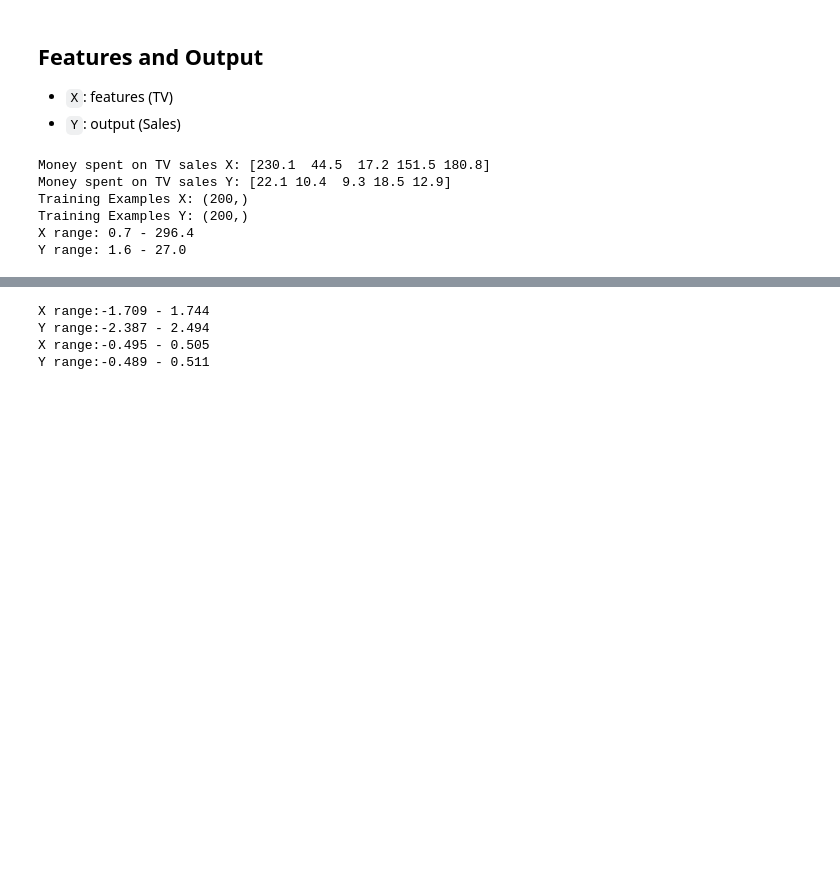
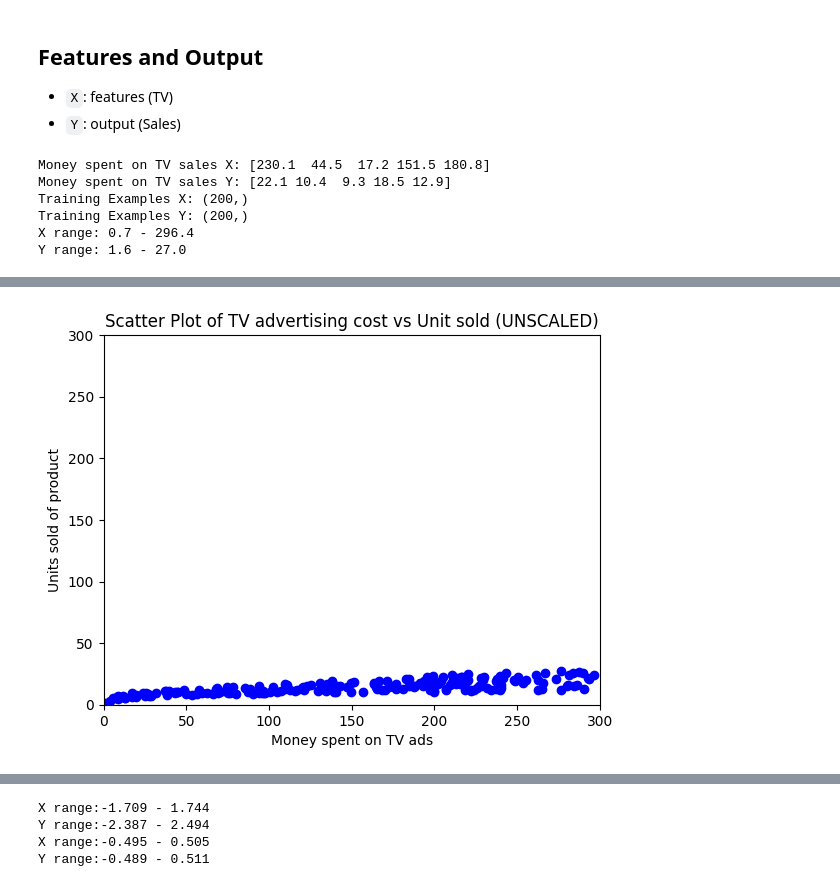
Before and after one commit to iotareal/Linear-Regression-from-Scratch, a Jupyter notebook: notebooks/Basic_data_handling_and_Processing.ipynb, the cells around one changed output, grey strips where cells are left out. Saved outputs shown, nothing was run; the diff lists cells and outputs as text; code cells hidden in the pictures; blank space fills up the shorter version.

```diff
--- a/notebooks/Basic_data_handling_and_Processing.ipynb
+++ b/notebooks/Basic_data_handling_and_Processing.ipynb
@@ -47,0 +58,10 @@ plt.show()
+# %%
+plt.scatter(X, Y,color='blue', label='Data Points')
+plt.xlim(0, 300)
+plt.ylim(0, 300)
+plt.title('Scatter Plot of TV advertising cost vs Unit sold (UNSCALED)')
+plt.xlabel('Money spent on TV ads')
+plt.ylabel('Units sold of product')
+plt.show()
+# %% [output]
+[figure, added]
```
Also changed, not shown: parts of 9 cells of this notebook, 21 other files.
